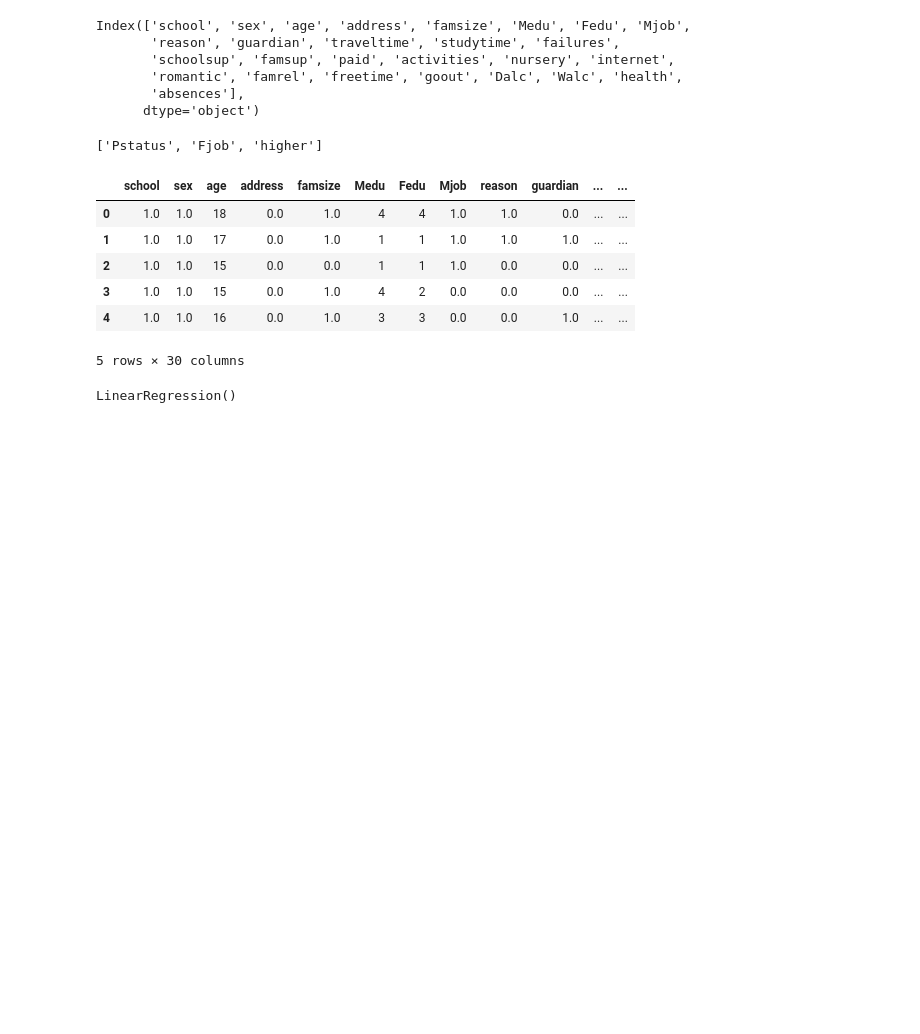
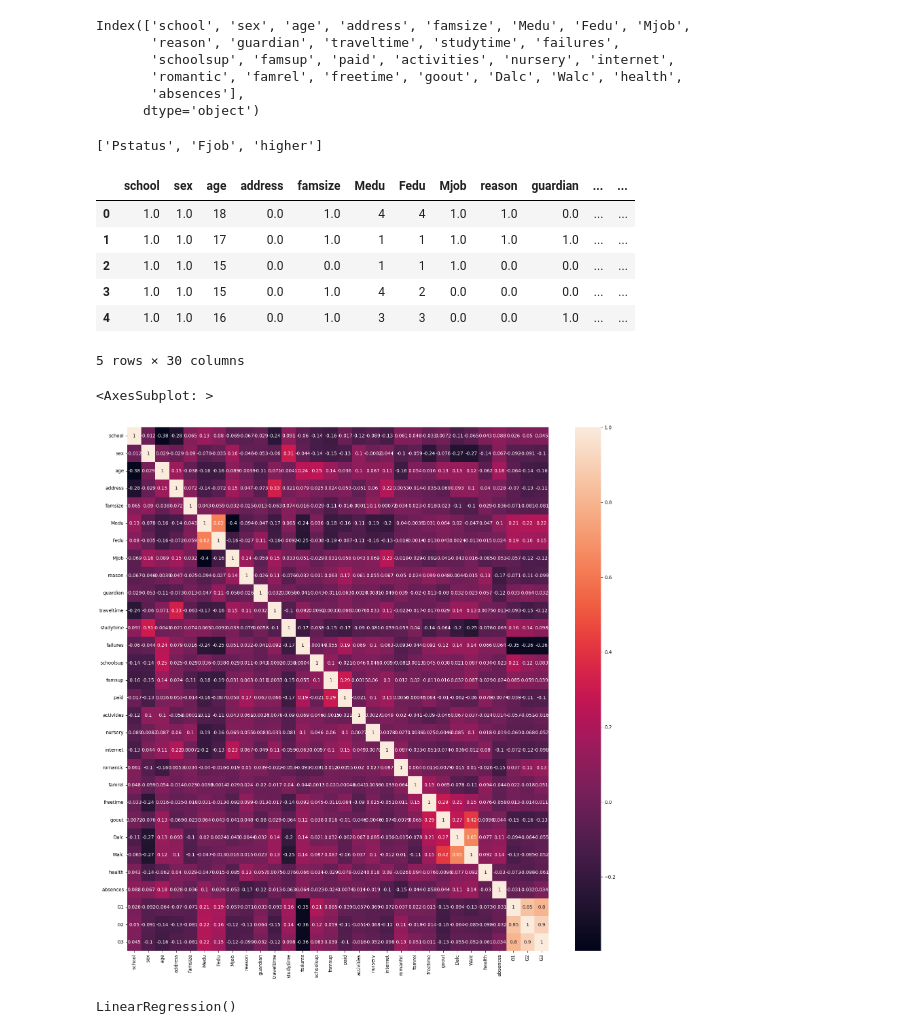
Before and after one commit to Yashas2001/PCL-Implementation, a Jupyter notebook: PCL_implementation.ipynb, the cells around one changed output. Drawn from its saved outputs; the diff is of its cells as text; code cells hidden in the pictures; blank space fills up the shorter version.

```diff
--- a/PCL_implementation.ipynb
+++ b/PCL_implementation.ipynb
@@ -153,6 +153,13 @@ data_scaled.head()
 | 3 | 1.0 | 1.0 | 15 | 0.0 | 1.0 | 4 | 2 | 0.0 | 0.0 | 0.0 | ... | ... |
 | 4 | 1.0 | 1.0 | 16 | 0.0 | 1.0 | 3 | 3 | 0.0 | 0.0 | 1.0 | ... | ... |
 5 rows × 30 columns
+# %%
+plt.figure(figsize=(20, 20))
+corrernation = data_scaled.corr()
+sns.heatmap(corrernation, annot=True)
+# %% [output]
+<AxesSubplot: >
+[figure, added]
 # %%
 from sklearn.model_selection import train_test_split
 y = data_scaled['G3']
```
Also changed, not shown: parts of 12 cells of this notebook, 1 other file.
